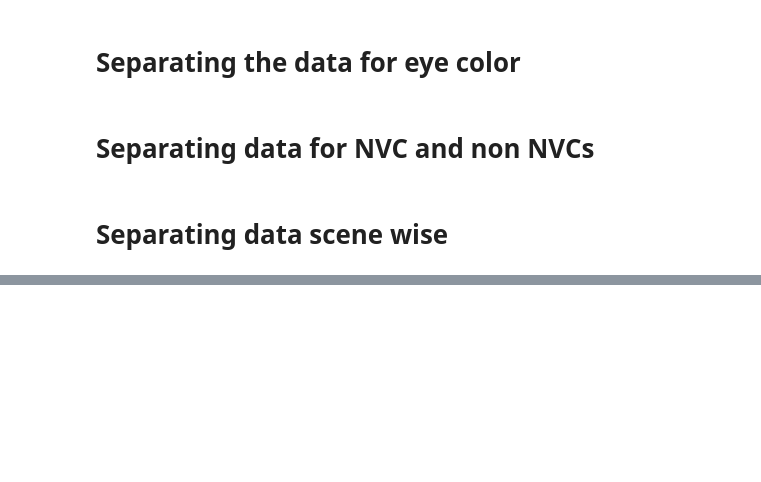
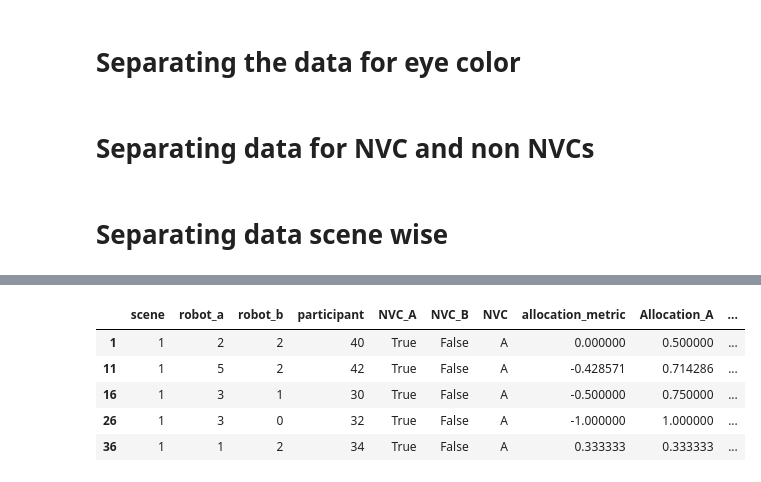
Before and after one commit to nilesh0109/PHRI_1920, a Jupyter notebook: evaluation/odd_even_participants_separate_evaluation.ipynb, the cells around one changed output, grey strips where cells are left out. Saved outputs shown, nothing was run; the diff lists cells and outputs as text; code cells hidden in the pictures; blank space fills up the shorter version.

```diff
--- a/evaluation/odd_even_participants_separate_evaluation.ipynb
+++ b/evaluation/odd_even_participants_separate_evaluation.ipynb
@@ -557,0 +560,9 @@ temp[temp['participant']==33]
+# %%
+e_s1.head()
+# %% [output]
+|  | scene | robot_a | robot_b | participant | NVC_A | NVC_B | NVC | allocation_metric | Allocation_A | ... |
+| 1 | 1 | 2 | 2 | 40 | True | False | A | 0.000000 | 0.500000 | ... |
+| 11 | 1 | 5 | 2 | 42 | True | False | A | -0.428571 | 0.714286 | ... |
+| 16 | 1 | 3 | 1 | 30 | True | False | A | -0.500000 | 0.750000 | ... |
+| 26 | 1 | 3 | 0 | 32 | True | False | A | -1.000000 | 1.000000 | ... |
+| 36 | 1 | 1 | 2 | 34 | True | False | A | 0.333333 | 0.333333 | ... |
```
Also changed, not shown: parts of 26 cells of this notebook.
